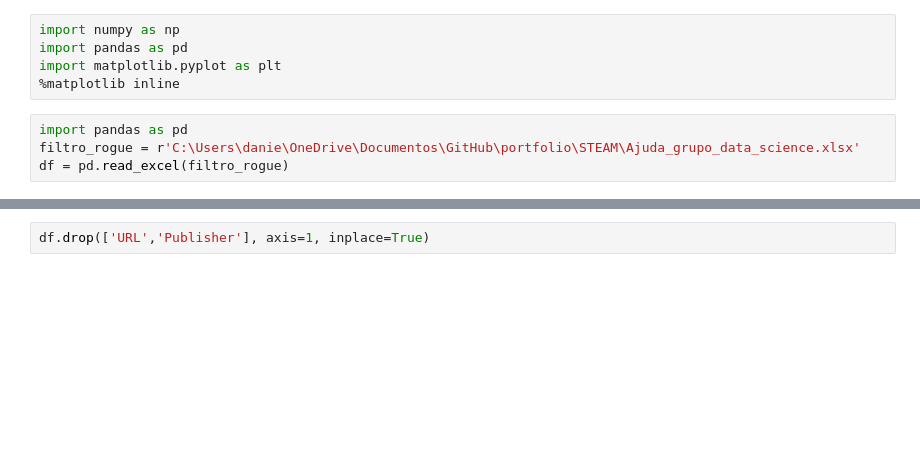
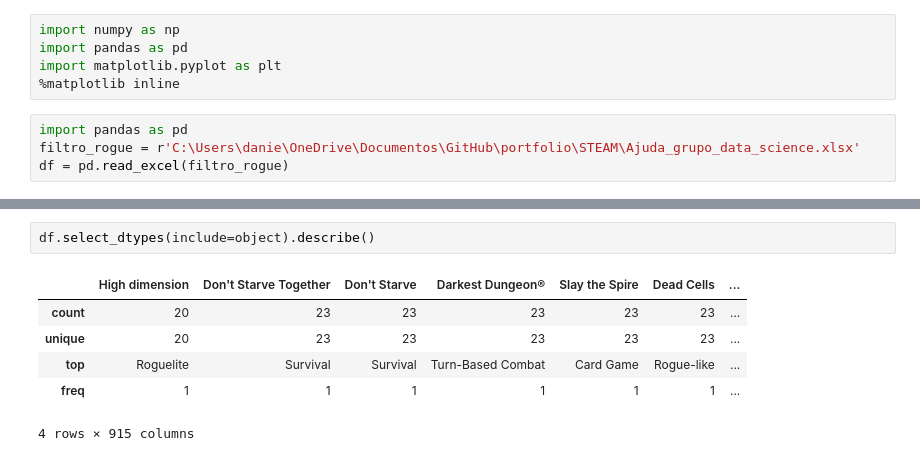
Before and after one commit to DanielSchimit/portfolio, a Jupyter notebook: STEAM/Analise steam.ipynb, the cells around one changed output, grey strips where cells are left out. Drawn from its saved outputs; the diff is of its cells as text; blank space fills up the shorter version.

```diff
--- a/STEAM/Analise steam.ipynb
+++ b/STEAM/Analise steam.ipynb
@@ -19,3 +31,10 @@ df.head()
 # %%
-df.drop(['URL','Publisher'], axis=1, inplace=True)
+df.select_dtypes(include=object).describe()
+# %% [output]
+|  | High dimension | Don't Starve Together | Don't Starve | Darkest Dungeon® | Slay the Spire | Dead Cells | ... |
+| count | 20 | 23 | 23 | 23 | 23 | 23 | ... |
+| unique | 20 | 23 | 23 | 23 | 23 | 23 | ... |
+| top | Roguelite | Survival | Survival | Turn-Based Combat | Card Game | Rogue-like | ... |
+| freq | 1 | 1 | 1 | 1 | 1 | 1 | ... |
+4 rows × 915 columns
 # %%
```
Also changed, not shown: parts of 5 cells of this notebook, 1 other file.
